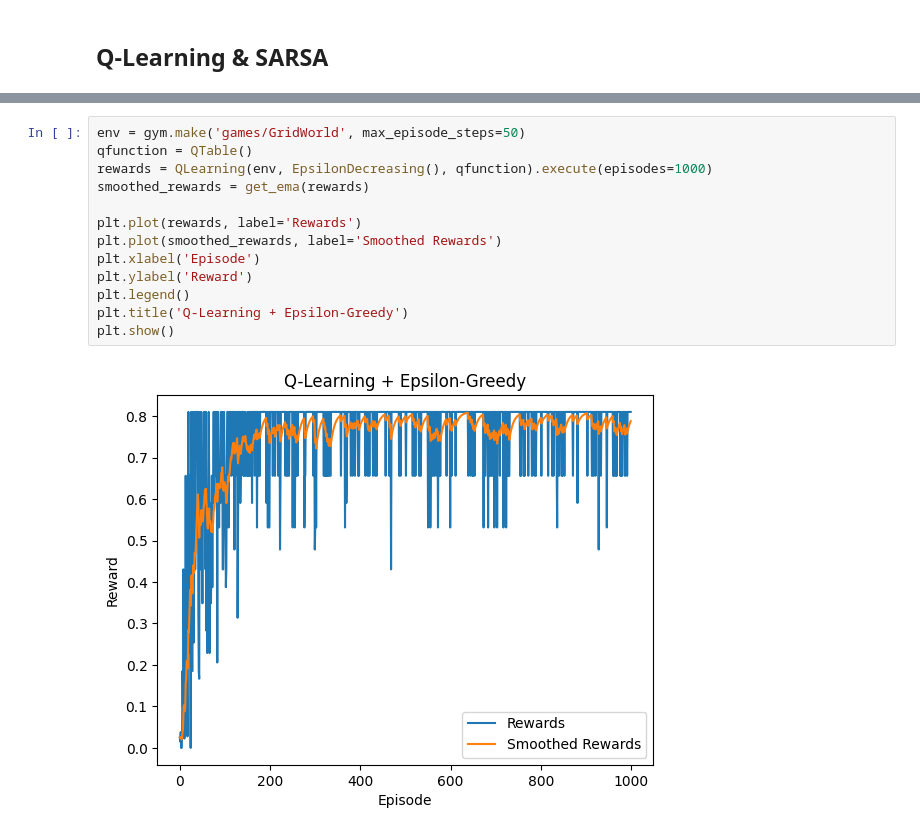
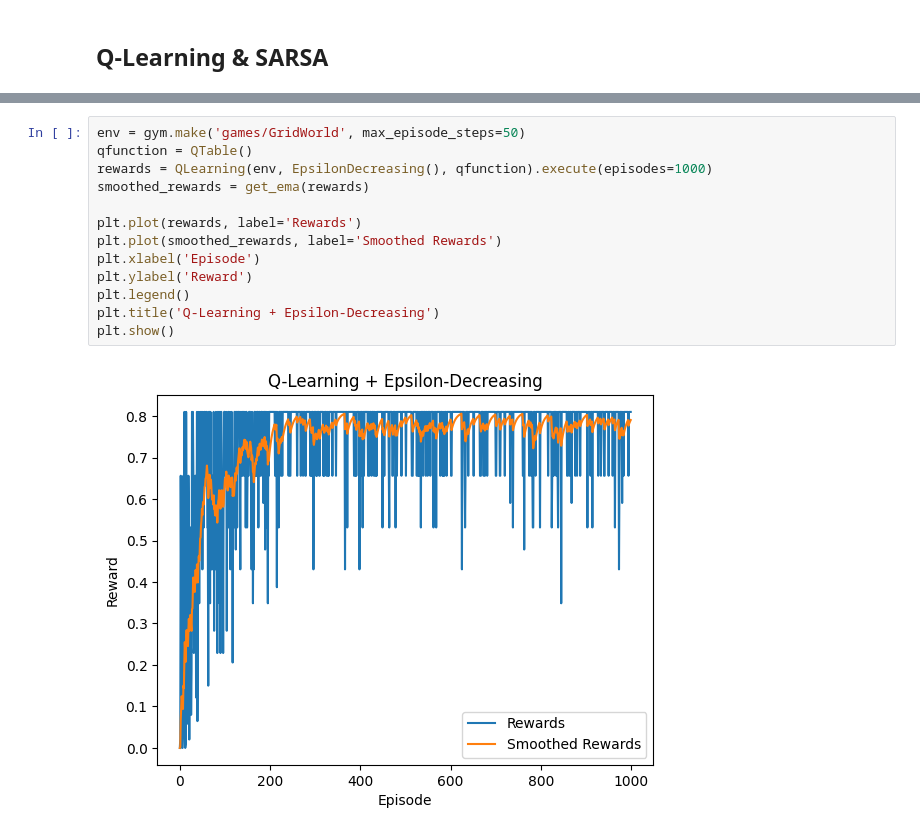
Before and after one commit to yshenbj/rl, a Jupyter notebook: gridworld.ipynb, the cells around one changed output, grey strips where cells are left out. Cells and saved outputs as stored; diff of their text form.

```diff
--- a/gridworld.ipynb
+++ b/gridworld.ipynb
@@ -231,15 +255,15 @@ plt.show()
 # %%
 env = gym.make('games/GridWorld', max_episode_steps=50)
 qfunction = QTable()
 rewards = QLearning(env, EpsilonDecreasing(), qfunction).execute(episodes=1000)
 smoothed_rewards = get_ema(rewards)
 
 plt.plot(rewards, label='Rewards')
 plt.plot(smoothed_rewards, label='Smoothed Rewards')
 plt.xlabel('Episode')
 plt.ylabel('Reward')
 plt.legend()
-plt.title('Q-Learning + Epsilon-Greedy')
+plt.title('Q-Learning + Epsilon-Decreasing')
 plt.show()
 # %% [output]
-[figure, old version]
+[figure, new version]
```
Also changed, not shown: parts of 7 cells of this notebook, 6 other files.
